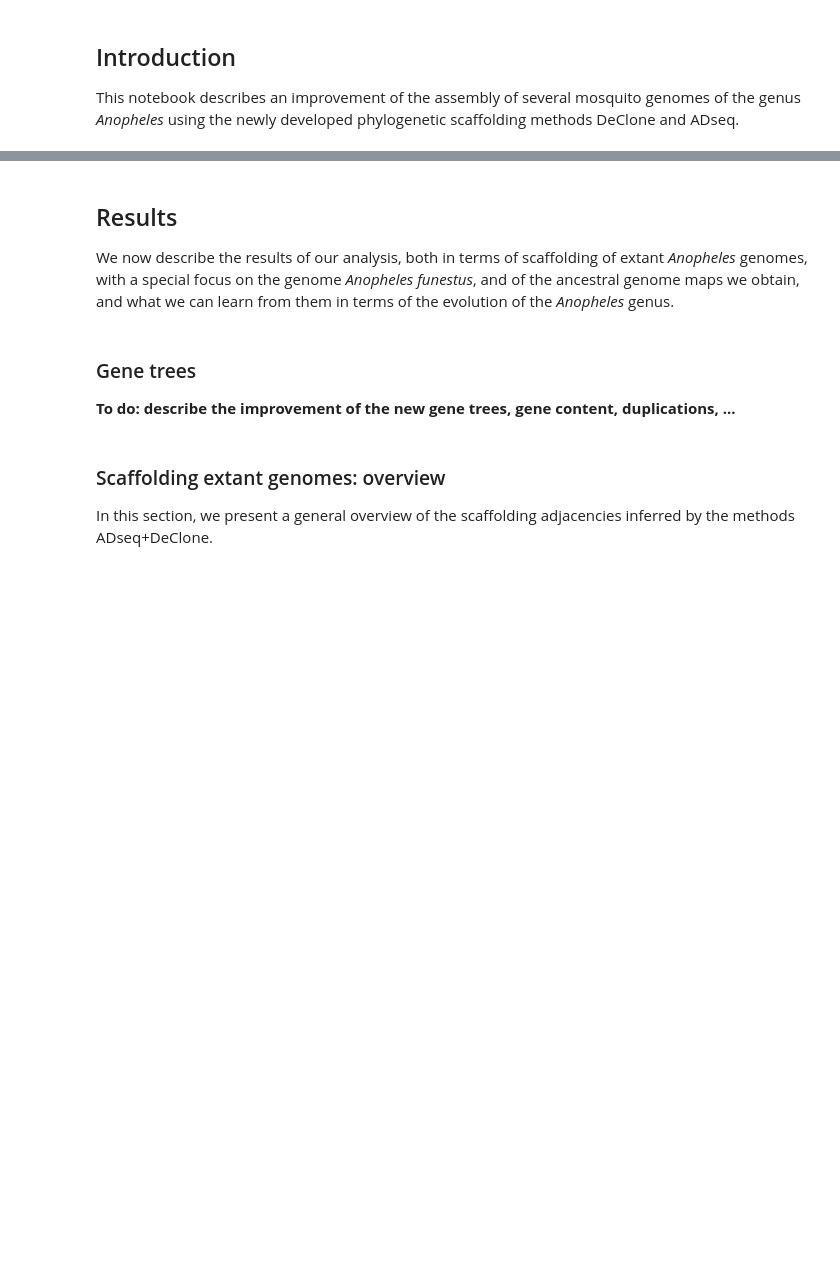
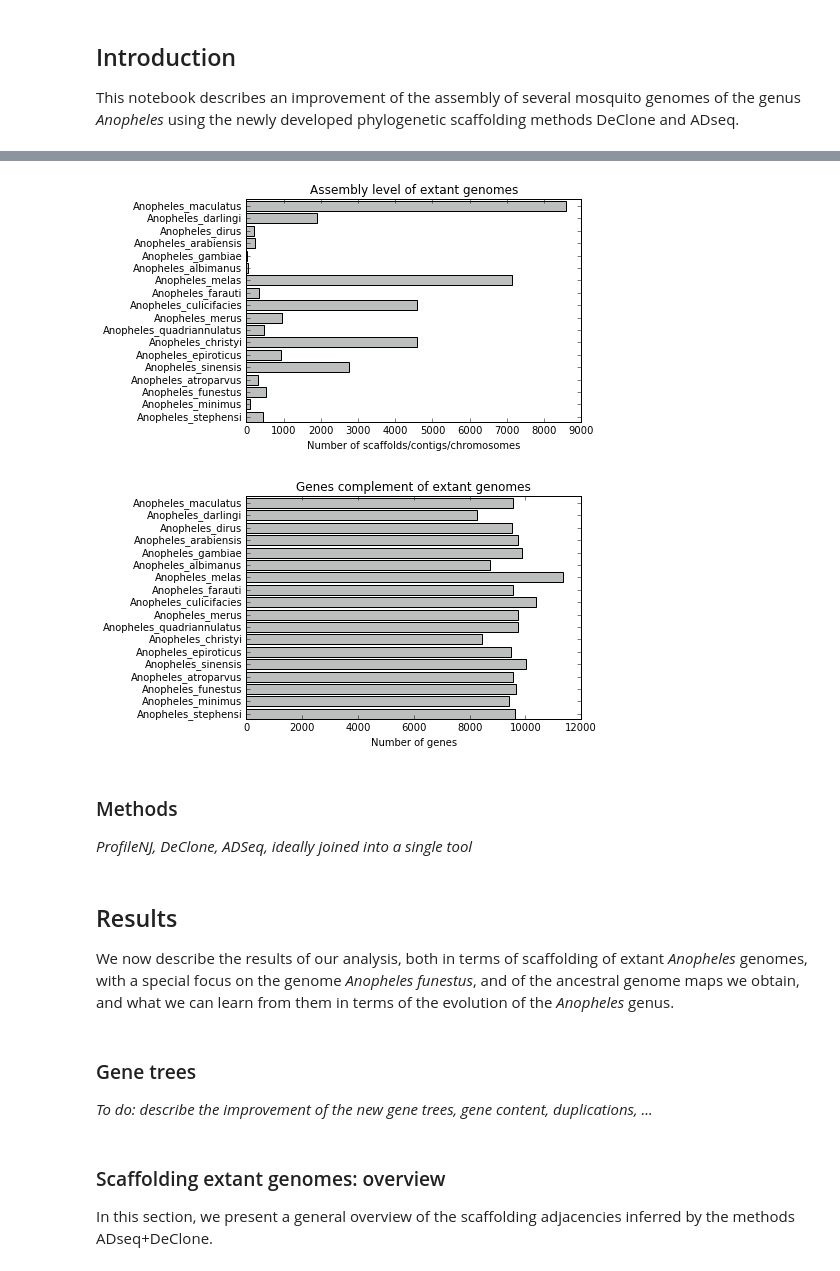
Before and after one commit to YoannAnselmetti/ADseq_Anopheles, a Jupyter notebook: Anopheles phylogenetic scaffolding.ipynb, the cells around one changed output, grey strips where cells are left out. Cells and saved outputs as stored; diff of their text form; code cells hidden in the pictures; blank space fills up the shorter version.

```diff
--- a/Anopheles phylogenetic scaffolding.ipynb
+++ b/Anopheles phylogenetic scaffolding.ipynb
@@ -15,0 +38,6 @@ This notebook describes an improvement of the assembly of several mosquito genom
+# %%
+# Reading the genes file
+GENES_import(read_tab_file("./data/anopheles_genes_filtered"))
+OG_import(read_tab_file("./data/anopheles_genes_filtered"))
+GENOMES_import(read_tab_file("./data/anopheles_genes_filtered"))
+EXTANT_SPECIES=GENOMES_list() # List of all extant species
@@ -16,3 +50,21 @@ This notebook describes an improvement of the assembly of several mosquito genom
+# %%
+# Plotting the fragmentation and number of genes of each genome
+GENOMES_EXTANT_FRAGMENTATION={sp: {0: GENOMES_nbscf(sp)} for sp in EXTANT_SPECIES}
+xlabel = "Number of scaffolds/contigs/chromosomes"
+title  = "Assembly level of extant genomes"
+plot_scores_distribution_per_species(GENOMES_EXTANT_FRAGMENTATION, 1, 0.5, xlabel, title,0.8)
+
+GENOMES_EXTANT_NBGENES={sp: {0: GENOMES_nbgenes(sp)} for sp in EXTANT_SPECIES}
+xlabel = "Number of genes"
+title  = "Genes complement of extant genomes"
+plot_scores_distribution_per_species(GENOMES_EXTANT_NBGENES, 1, 0.5, xlabel, title,0.8)
+# %% [output]
+[figure, added]
+[figure, added]
+# %% [markdown]
+### Methods
+
+*ProfileNJ, DeClone, ADSeq, ideally joined into a single tool*
 # %% [markdown]
 ## Results
 
@@ -24,4 +97,4 @@ import matplotlib, matplotlib.pyplot as plt
 # %% [markdown]
 ### Gene trees
 
-**To do: describe the improvement of the new gene trees, gene content, duplications, ...**
+*To do: describe the improvement of the new gene trees, gene content, duplications, ...*
```
Also changed, not shown: parts of 20 cells of this notebook.
